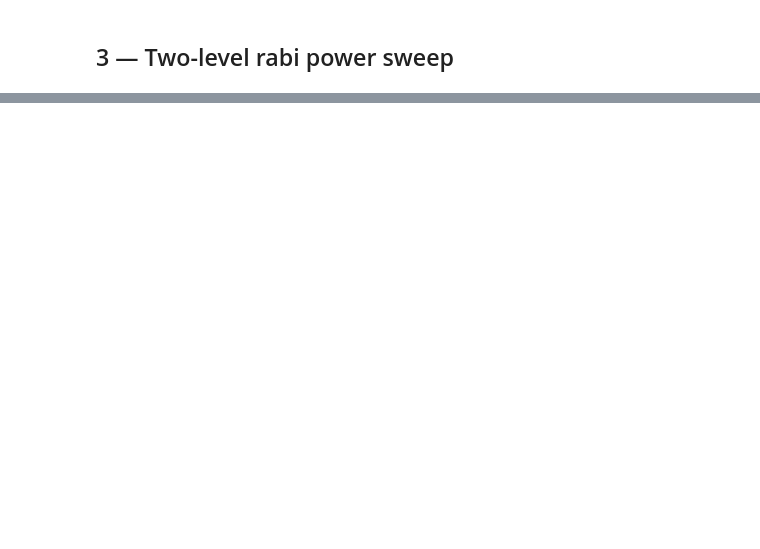
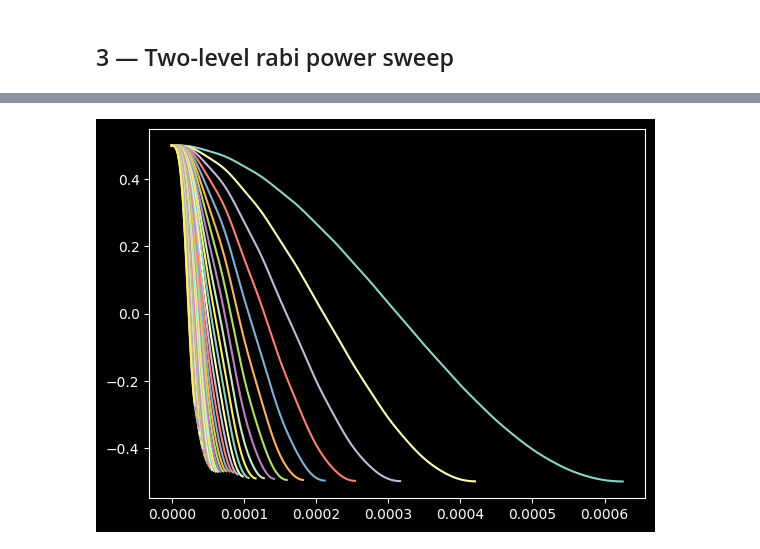
Before and after one commit to arjenvaartjes/Psyduck, a Jupyter notebook: examples/two level rabi/rabi_with_cross_driving.ipynb, the cells around one changed output, grey strips where cells are left out. Saved outputs shown, nothing was run; the diff lists cells and outputs as text; code cells hidden in the pictures; blank space fills up the shorter version.

```diff
--- a/examples/two level rabi/rabi_with_cross_driving.ipynb
+++ b/examples/two level rabi/rabi_with_cross_driving.ipynb
@@ -186,2 +190,7 @@ for idx, amp in enumerate(amplitudes):
     state_fidelities[idx] = series_sw.fidelity(qt.basis(d, k_drive + 1))   # target is |m = -1/2⟩
+# %%
+for i in range(len(amplitudes)):
+    plt.plot(time_arrays[i], Iz_exp[i])
+# %% [output]
+[figure, added]
 # %%
```
Also changed, not shown: parts of 17 cells of this notebook.
